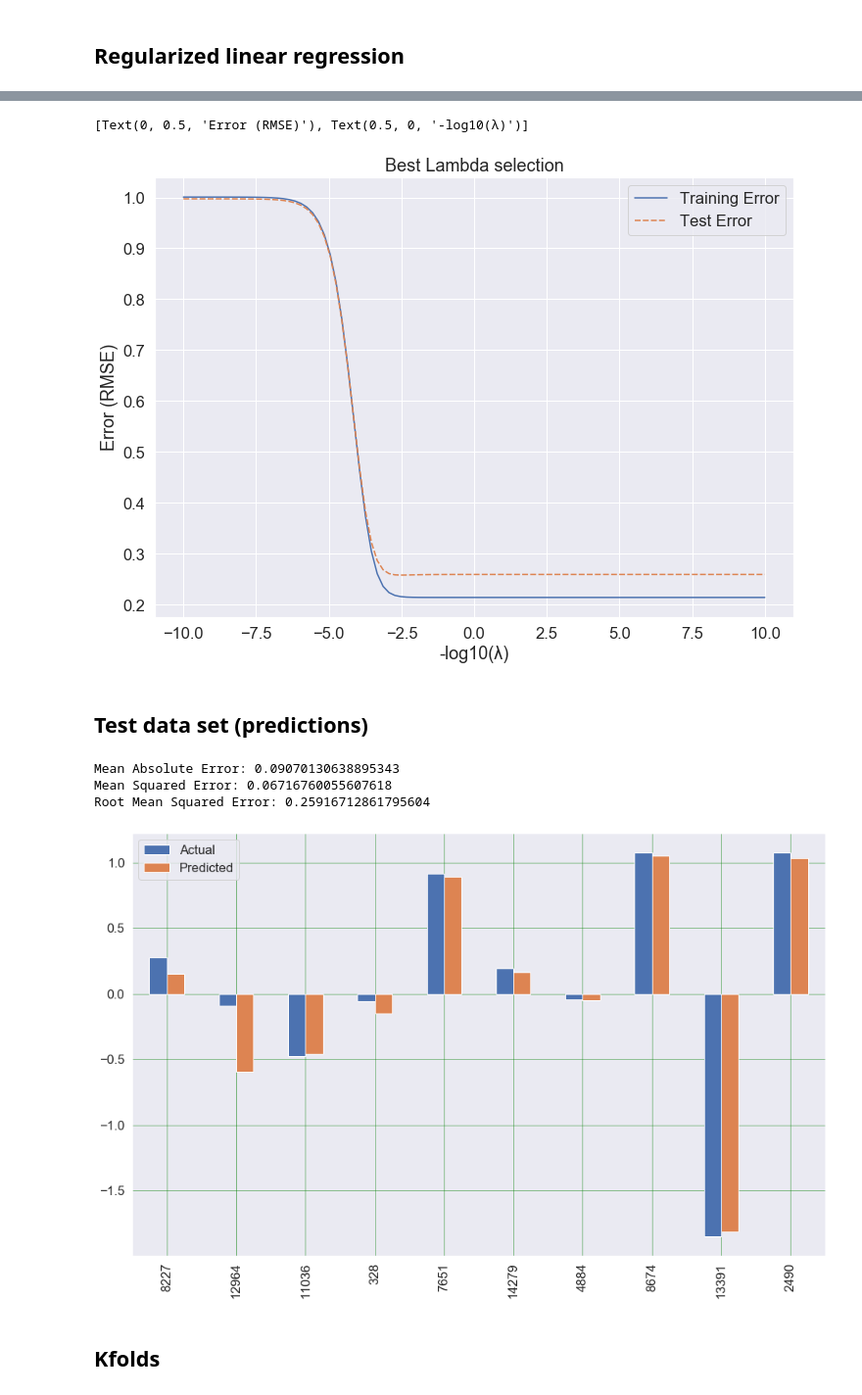
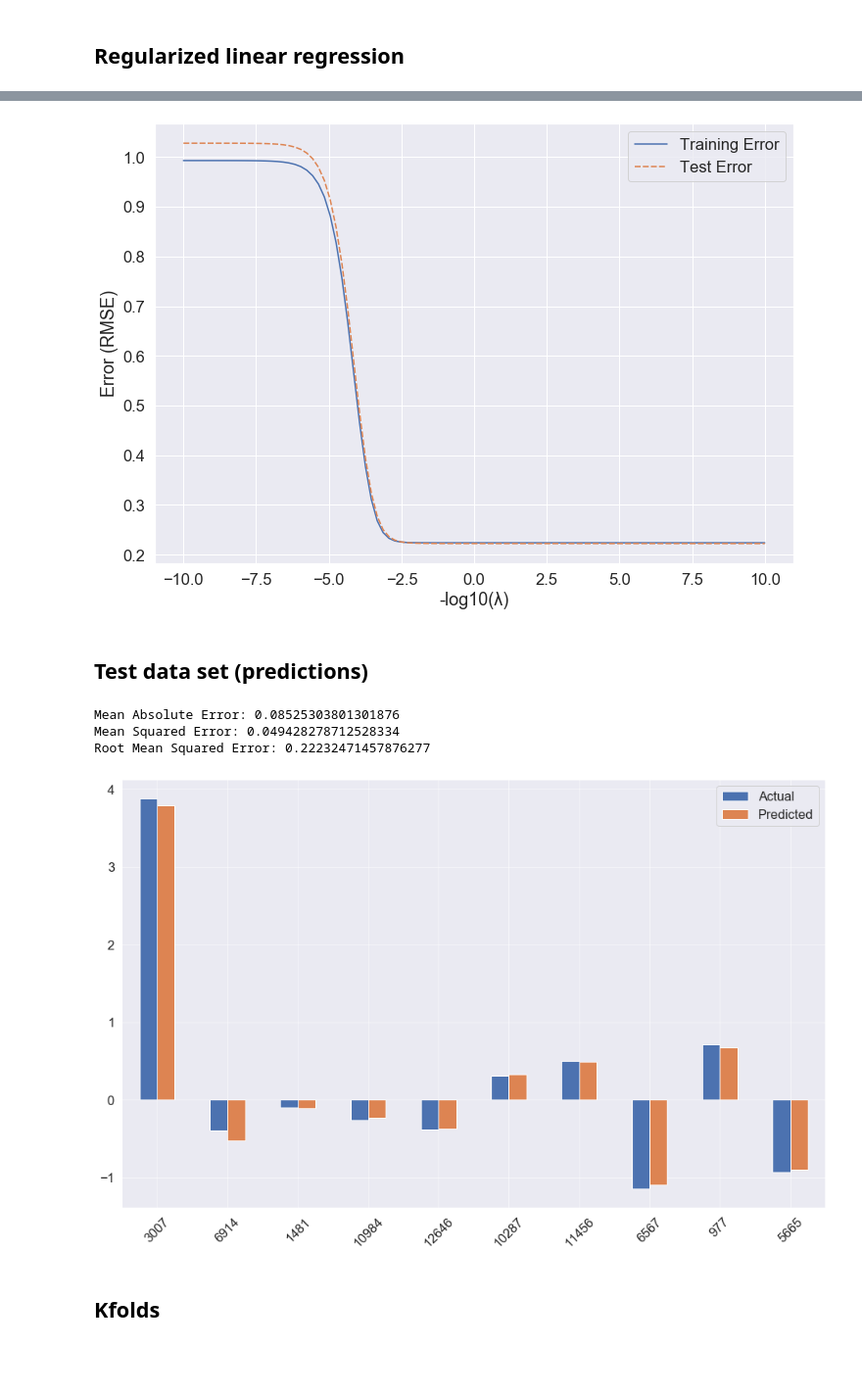
Before and after one commit to pmadruga/ml_project, a Jupyter notebook: books/regression - part A.ipynb, the cells around one changed output, grey strips where cells are left out. Shown: that part at 98% size. Cells and saved outputs as stored; diff of their text form; code cells hidden in the pictures; blank space fills up the shorter version.

```diff
--- a/books/regression - part A.ipynb
+++ b/books/regression - part A.ipynb
@@ -228,0 +262,19 @@ df_hrv_scaled.head()
+# %%
+hrv_copy = hrv_merged.dropna().set_index('timestamp')
+
+# print(hrv_copy.head())
+
+hrv_scaled = scaler.fit_transform(hrv_copy)
+
+df_hrv_scaled = pd.DataFrame(hrv_scaled)
+df_hrv_scaled.columns = ['HRV', 'IAW', 'HOD', 'DOW', 'IM', 't+1']
+
+# df_hrv_scaled.corr()
+
+ix = sns.heatmap(df_hrv_scaled.corr(),
+            vmin=-1,
+            cmap='coolwarm',
+            annot=True);
+
+fig = ix.get_figure()
+fig.savefig("../report/images/ds2_corr.png")
@@ -246,13 +300,15 @@ import numpy as np
 3. Type cohercion
 # %%
 # stuff = hrv_merged['date'].astype(np.int64).values.reshape(-1,1)
-X = df_hrv_scaled['t+1'].values.reshape(-1,1)
-# X_raw = df_hrv_scaled[['Above Mean', 'Hour of day']]
+# X = df_hrv_scaled['t+1'].values.reshape(-1,1)
+X_raw = df_hrv_scaled[['HRV', 'HOD', 'IAW', 'DOW', 'IM']]
+
+X = X_raw
 
 # poly_features = preprocessing.PolynomialFeatures(degree=2)
 # X = poly_features.fit_transform(X_raw)
 
-y = df_hrv_scaled['HRV']
+y = df_hrv_scaled['t+1']
 
 n_alphas = 100
 alphas = np.logspace(-10, 10, n_alphas)
@@ -261,4 +317,4 @@ X_train, X_test, y_train, y_test = model_selection.train_test_split(X, y, test_s
 
 # print(X_train.shape, X_test.shape)
 # print(y_train.shape, y_test.shape)
-print(X[500])
+# print(X[500])
@@ -283,7 +337,7 @@ Root Mean Squared Error: 0.25919322206423606
 # %% [markdown]
 ## Regularized linear regression
 # %%
-ridgeCV = linear_model.RidgeCV(alphas=alphas, cv=5)
+ridgeCV = linear_model.RidgeCV(alphas=alphas, cv=10)
 ridgeCV.fit(X_train,y_train)
 
 print('score', ridgeCV.score(X_test, y_test))
@@ -395,42 +459,50 @@ df_errors = df_errors.set_index(-np.log10(alphas))
 from matplotlib.colors import LogNorm
 
 ex = sns.lineplot(data=df_errors[['Training Error', 'Test Error']])
-ex.set_title('Best Lambda selection')
+# ex.set_title('Best Lambda selection')
 ex.set(xlabel='-log10(λ)', ylabel='Error (RMSE)')
 
+# import math
+
+# print(math.exp(2.5))
 
 # ex.set(xlim = (0,20))
+
+plt.savefig("../report/images/error_reg.png")
 # %% [output]
-[Text(0, 0.5, 'Error (RMSE)'), Text(0.5, 0, '-log10(λ)')]
-[figure, old version]
+[figure, new version]
 # %% [markdown]
 ## Test data set (predictions)
 # %%
 # y_pred = model.predict(X_test)
 
 df_actual_vs_pred = pd.DataFrame({'Actual': y_test, 'Predicted': y_pred_ridge.flatten() })
 df_actual_vs_pred.head()
 
 # print(y_pred_ridge)
 
 # sns.lineplot(data=df_actual_vs_pred['Actual'])
 
 print('Mean Absolute Error:', metrics.mean_absolute_error(y_test, y_pred_ridge))
 print('Mean Squared Error:', metrics.mean_squared_error(y_test, y_pred_ridge))
 print('Root Mean Squared Error:', np.sqrt(metrics.mean_squared_error(y_test, y_pred_ridge)))
 
-# df_actual_vs_pred.head(50)
+
 
 df1 = df_actual_vs_pred.head(10)
 df1.plot(kind='bar',figsize=(16,10))
-plt.grid(which='major', linestyle='-', linewidth='0.5', color='green')
-plt.grid(which='minor', linestyle=':', linewidth='0.5', color='black')
-plt.show()
+plt.grid(which='major', linestyle='-', linewidth='0.5', color='white')
+plt.grid(which='minor', linestyle=':', linewidth='0.5', color='green')
+
+plt.xticks(rotation=45)
+plt.savefig("../report/images/actual_vs_pred.png")
+
+# df_actual_vs_pred.head(50)
 # %% [output]
-Mean Absolute Error: 0.09070130638895343
-Mean Squared Error: 0.06716760055607618
-Root Mean Squared Error: 0.25916712861795604
+Mean Absolute Error: 0.08525303801301876
+Mean Squared Error: 0.049428278712528334
+Root Mean Squared Error: 0.22232471457876277
-[figure, old version]
+[figure, new version]
 # %%
 # plt.scatter(X_train, y_train,  color='gray')
 # plt.plot(X_train, y_pred, color='red', linewidth=2)
```
Also changed, not shown: parts of 19 cells of this notebook, 7 other files.
